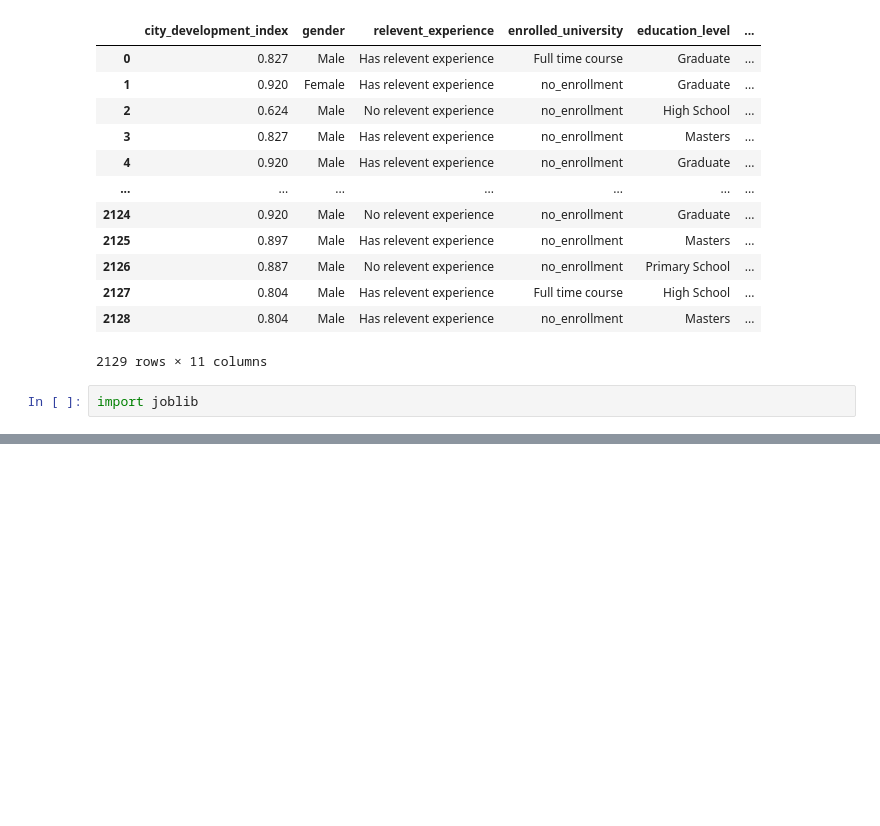
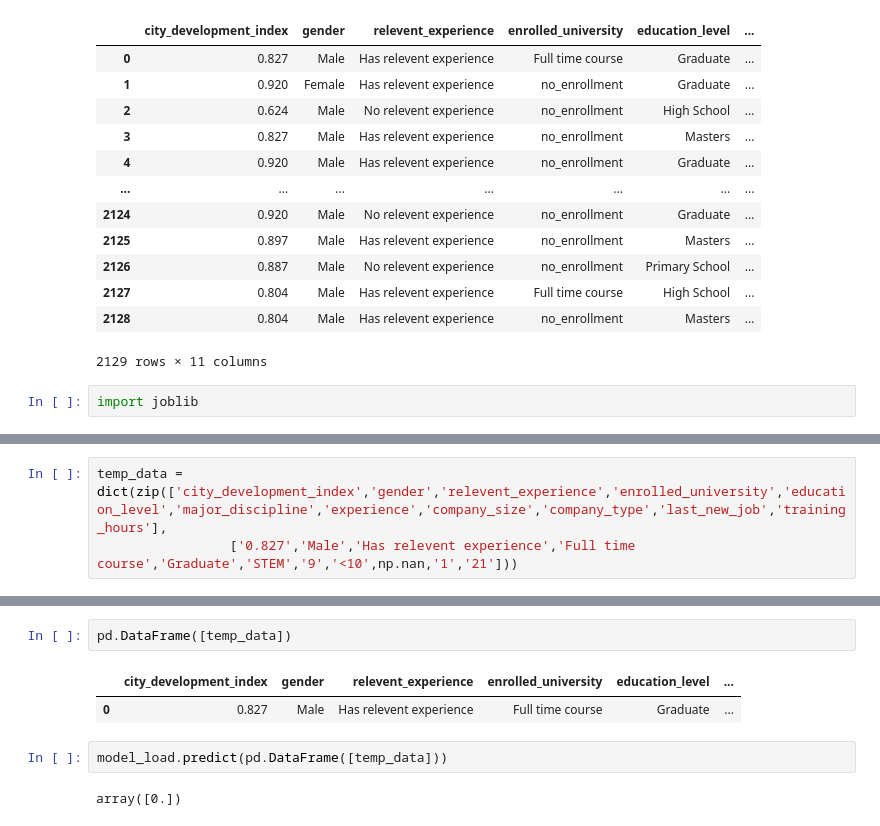
Before and after one commit to nl-0002/hr-machine-learning, a Jupyter notebook: experiments/demo_notebook.ipynb, the cells around one changed output, grey strips where cells are left out. Drawn from its saved outputs; the diff is of its cells as text; blank space fills up the shorter version.

```diff
--- a/experiments/demo_notebook.ipynb
+++ b/experiments/demo_notebook.ipynb
@@ -329,0 +329,3 @@ import joblib
+# %%
+temp_data = dict(zip(['city_development_index','gender','relevent_experience','enrolled_university','education_level','major_discipline','experience','company_size','company_type','last_new_job','training_hours'],
+                 ['0.827','Male','Has relevent experience','Full time course','Graduate','STEM','9','<10',np.nan,'1','21']))
@@ -329,0 +346,9 @@ import joblib
+# %%
+pd.DataFrame([temp_data])
+# %% [output]
+|  | city_development_index | gender | relevent_experience | enrolled_university | education_level | ... |
+| 0 | 0.827 | Male | Has relevent experience | Full time course | Graduate | ... |
+# %%
+model_load.predict(pd.DataFrame([temp_data]))
+# %% [output]
+array([0.])
```
Also changed, not shown: parts of 8 cells of this notebook, 8 other files.
